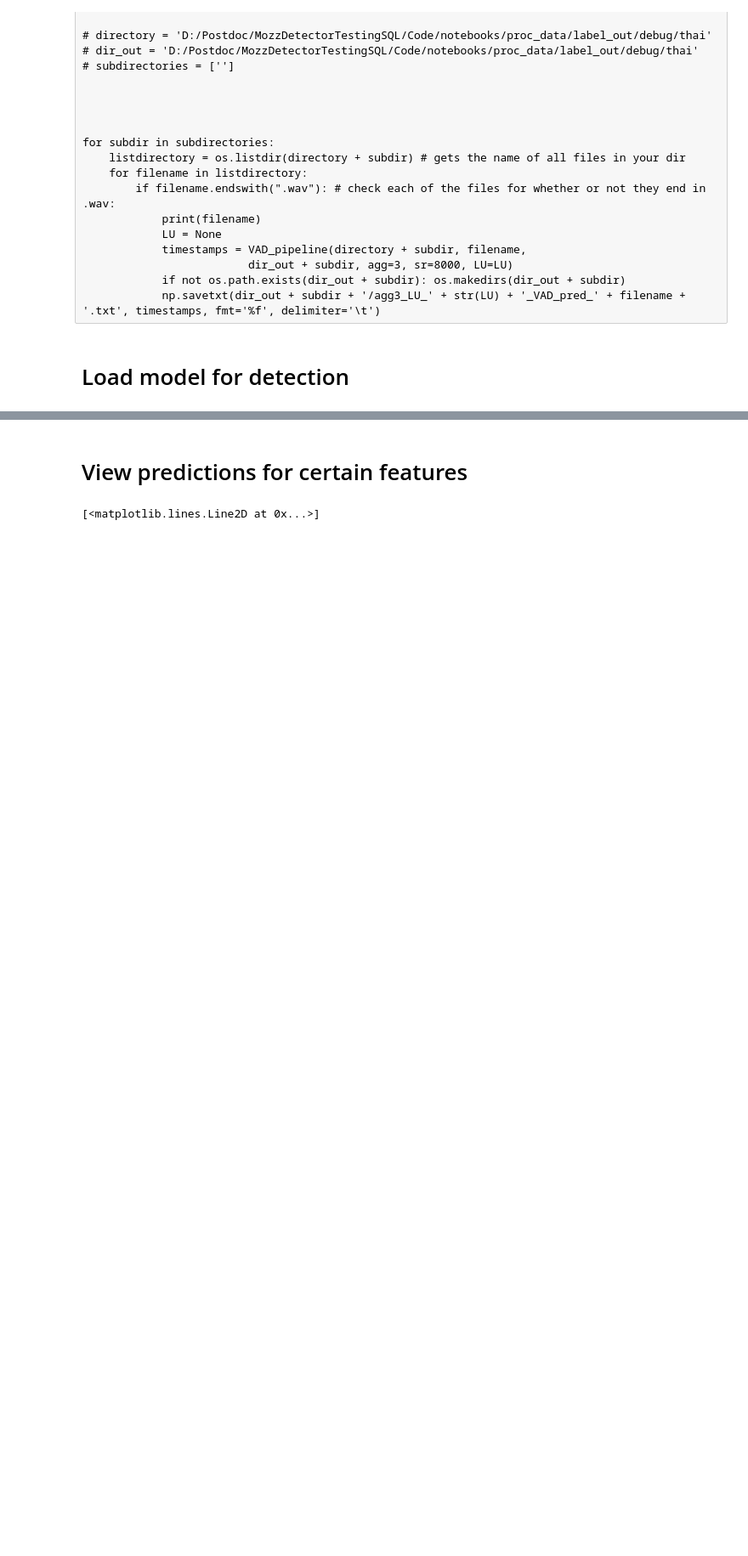
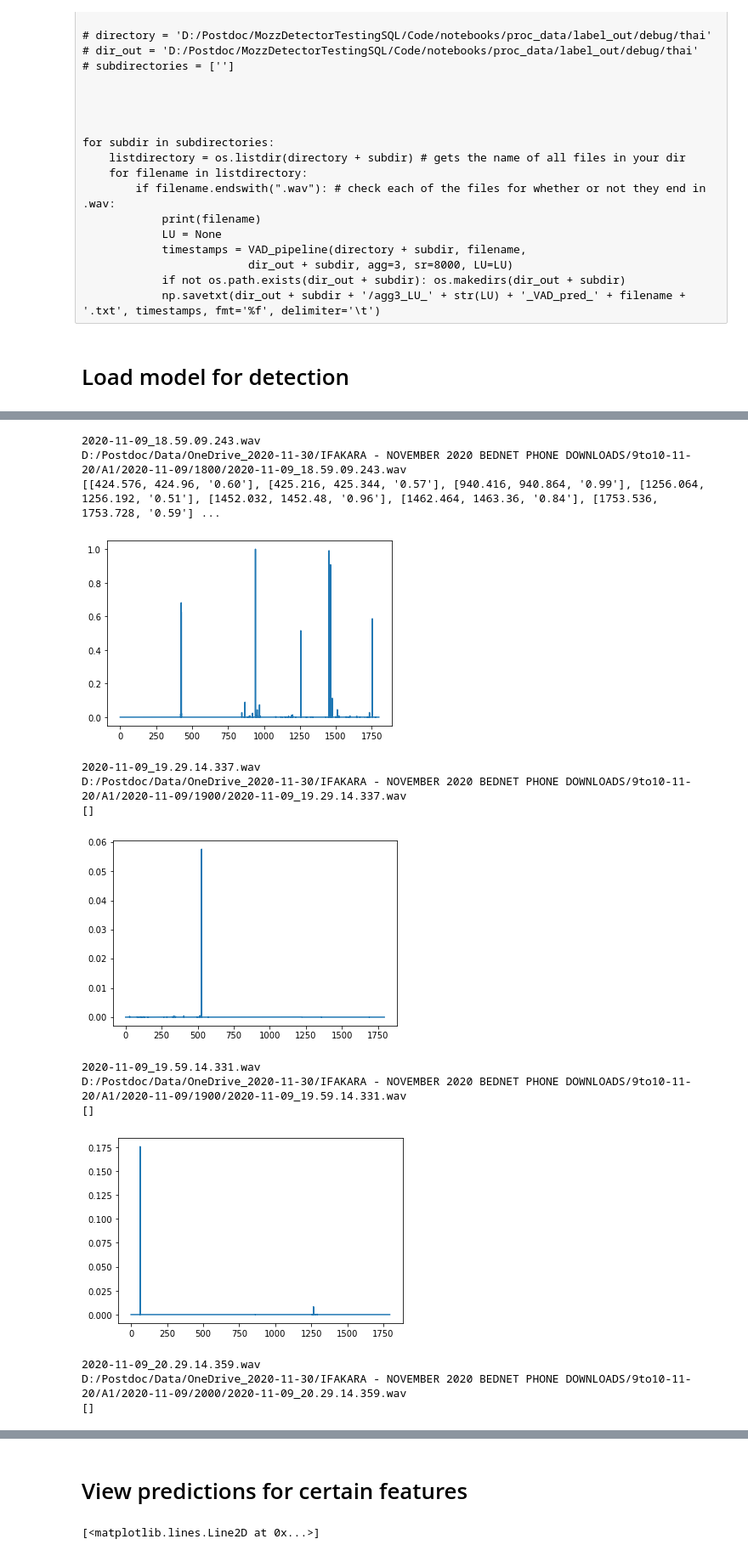
Before and after one commit to HumBug-Mosquito/MozzBNN, a Jupyter notebook: Code/notebooks/VAD_detector_pipeline.ipynb, the cells around one changed output, grey strips where cells are left out. Shown at 85% size. Cells and saved outputs as stored; diff of their text form; code cells hidden in the pictures; blank space fills up the shorter version.

```diff
--- a/Code/notebooks/VAD_detector_pipeline.ipynb
+++ b/Code/notebooks/VAD_detector_pipeline.ipynb
@@ -178,0 +87,53 @@ for subdir in subdirectories:
+# %%
+sr = 8000
+to_filter = True
+kernel_size = 11
+
+directory = 'D:/Postdoc/Data/OneDrive_2020-11-30/IFAKARA - NOVEMBER 2020 BEDNET PHONE DOWNLOADS/9to10-11-20/A1/2020-11-09/'
+subdirectories = ['1800', '0019', '2000', '2100', '2200', '2300']
+dir_out = 'D:/Postdoc/MozzDetectorTestingSQL/Code/notebooks/proc_data/label_out/debug/IFAKARA - NOVEMBER 2020 BEDNET PHONE DOWNLOADS/9to10-11-20/A1/'
+
+
+for subdir in subdirectories:
+    listdirectory = os.listdir(directory + subdir) # gets the name of all files in your dir
+    for filename in listdirectory:
+        if filename.endswith(".wav"): # check each of the files for whether or not they end in .wav:
+            print(filename)
+            x, x_l = get_wav_for_path([directory + subdir + '/' + filename], sr =8000)
+            X = util.get_feat(x, sr=8000, feat_type='mfcc-cut', flatten = True, n_feat=20)
+
+            preds_prob = clf.predict_proba(X)
+
+            if to_filter:
+                preds_filt = np.zeros([len(preds_prob),2])
+                preds_filt[:,1] = medfilt(preds_prob[:,1], kernel_size=kernel_size)
+                preds_filt[:,0] = 1 - preds_prob[:,1]
+                preds_prob = preds_filt
+
+            preds_list = util.detect_timestamps(preds_prob)
+
+            plt.plot((1/sr)*librosa.frames_to_samples(np.arange(len(preds_prob)), hop_length=512),
+                                               preds_prob[:,1])
+            print(preds_list)
+            plt.show()
+
+            if not os.path.exists(dir_out + subdir): os.makedirs(dir_out + subdir)
+#             with open(dir_out + subdir + '/mozz_pred_list' + filename + '.pkl', 'wb') as f:
+#                 pickle.dump(preds_list, f)
+            np.savetxt(dir_out + subdir + '/' + str(model_name) + filename + '.txt', preds_list, fmt='%s', delimiter='\t')
+# %% [output]
+2020-11-09_18.59.09.243.wav
+D:/Postdoc/Data/OneDrive_2020-11-30/IFAKARA - NOVEMBER 2020 BEDNET PHONE DOWNLOADS/9to10-11-20/A1/2020-11-09/1800/2020-11-09_18.59.09.243.wav
+[[424.576, 424.96, '0.60'], [425.216, 425.344, '0.57'], [940.416, 940.864, '0.99'], [1256.064, 1256.192, '0.51'], [1452.032, 1452.48, '0.96'], [1462.464, 1463.36, '0.84'], [1753.536, 1753.728, '0.59'] ...
+[figure, added]
+2020-11-09_19.29.14.337.wav
+D:/Postdoc/Data/OneDrive_2020-11-30/IFAKARA - NOVEMBER 2020 BEDNET PHONE DOWNLOADS/9to10-11-20/A1/2020-11-09/1900/2020-11-09_19.29.14.337.wav
+[]
+[figure, added]
+2020-11-09_19.59.14.331.wav
+D:/Postdoc/Data/OneDrive_2020-11-30/IFAKARA - NOVEMBER 2020 BEDNET PHONE DOWNLOADS/9to10-11-20/A1/2020-11-09/1900/2020-11-09_19.59.14.331.wav
+[]
+[figure, added]
+2020-11-09_20.29.14.359.wav
+D:/Postdoc/Data/OneDrive_2020-11-30/IFAKARA - NOVEMBER 2020 BEDNET PHONE DOWNLOADS/9to10-11-20/A1/2020-11-09/2000/2020-11-09_20.29.14.359.wav
+[]
```
Also changed, not shown: parts of 24 cells of this notebook, 1 other file.
